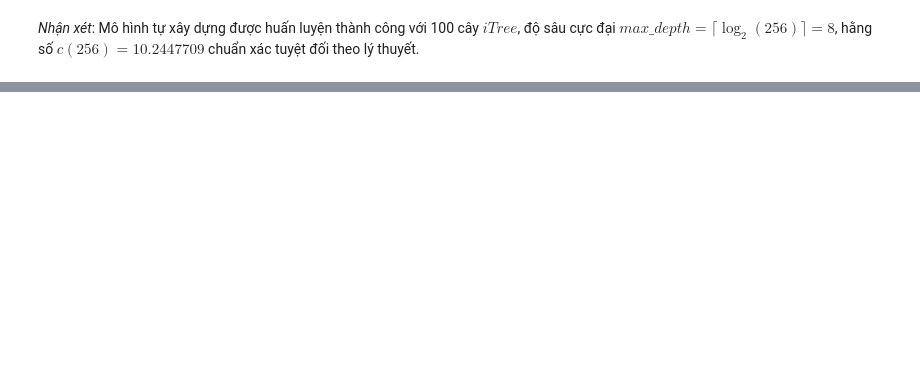
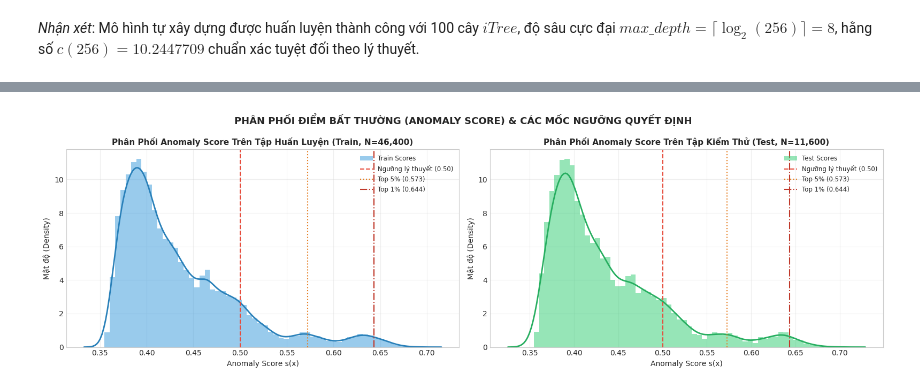
Before and after one commit to vongocgiavy/IFOREST, a Jupyter notebook: shuttle_anomaly_detection_iforest.ipynb, the cells around one changed output, grey strips where cells are left out. Saved outputs shown, nothing was run; the diff lists cells and outputs as text; code cells hidden in the pictures; blank space fills up the shorter version.

Commit message:
Refactor: Pure unsupervised iForest, remove redundant files, 100% zero-icon, 19/19 tests passing

```diff
--- a/shuttle_anomaly_detection_iforest.ipynb
+++ b/shuttle_anomaly_detection_iforest.ipynb
@@ -317,0 +392,20 @@ Ngưỡng lý thuyết (threshold_)       : 0.500000
+# %%
+# Phân chia tập dữ liệu 80/20 không giám sát (Pure Random Split)
+X_train, X_test = train_test_split(X, test_size=0.2, random_state=42)
+
+# Kiểm tra tính toàn vẹn và chống rò rỉ dữ liệu
+train_idx = set(X_train.index)
+test_idx = set(X_test.index)
+
+assert len(X_train) == 46400, "Train size phải là 46,400"
+assert len(X_test) == 11600, "Test size phải là 11,600"
+assert train_idx.isdisjoint(test_idx), "LỖI: Rò rỉ dữ liệu giữa Train và Test!"
+
+print("=" * 65)
+print("     KIỂM TOÁN PHÂN CHIA TẬP DỮ LIỆU KHÔNG GIÁM SÁT")
+print("=" * 65)
+print(f"[*] Tập Huấn luyện (X_train): {len(X_train):,} mẫu (80.0%)")
+print(f"[*] Tập Kiểm thử   (X_test) : {len(X_test):,} mẫu (20.0%)")
+print(f"[*] Tổng kích thước bảo toàn : {len(X_train) + len(X_test):,} == {len(X):,} mẫu")
+print(f"[*] Kiểm tra tính phân lập   : ĐẠT (0 mẫu trùng lặp, Disjoint = True)")
+print("=" * 65)
@@ -783,0 +580,66 @@ Mức độ cảnh báo          : NGUY HIỂM CAO (Cảnh báo đỏ)
+# %%
+# Tính toán Anomaly Scores trên tập Train và Test
+train_scores = model_base.anomaly_score(X_train.values)
+test_scores = model_base.anomaly_score(X_test.values)
+
+# Thiết lập các ngưỡng quyết định không giám sát
+th_theo = 0.500000
+th_top5 = float(np.percentile(train_scores, 95.0))
+th_top1 = float(np.percentile(train_scores, 99.0))
+th_top01 = float(np.percentile(train_scores, 99.9))
+th_stat = float(np.mean(train_scores) + 2.0 * np.std(train_scores))
+
+# Bảng so sánh số lượng và tỷ lệ phát hiện trên tập Test (N=11,600)
+threshold_rows = []
+for name, th in [
+    ('1. Ngưỡng Lý thuyết (Liu et al., 2008)', th_theo),
+    ('2. Phân vị Ước lượng Top 5% (tau_95)', th_top5),
+    ('3. Phân vị Nguy hiểm Cao Top 1% (tau_99)', th_top1),
+    ('4. Phân vị Cực đoan Top 0.1% (tau_99.9)', th_top01),
+    ('5. Ngưỡng Thống kê (Mean + 2*Std)', th_stat),
+]:
+    cnt = int(np.sum(test_scores >= th))
+    pct = cnt / len(test_scores) * 100.0
+    threshold_rows.append({
+        'Loại Ngưỡng Quyết Định': name,
+        'Giá trị Ngưỡng': f"{th:.6f}",
+        'Số mẫu Bất thường': f"{cnt:,}",
+        'Tỷ lệ phát hiện (%)': f"{pct:.2f}%",
+        'Ý nghĩa Thực tế': 'Cảnh báo tự nhiên chuẩn bài báo gốc' if th == th_theo else ('Lọc sự cố cực đoan' if th > 0.6 else 'Kiểm soát nhạy cao')
+    })
+
+th_df = pd.DataFrame(threshold_rows)
+print("=== BẢNG TỔNG HỢP HỆ THỐNG NGƯỠNG PHÁT HIỆN BẤT THƯỜNG TRÊN TẬP TEST (N=11,600) ===")
+print(th_df.to_string(index=False))
+
+# Biểu đồ phân phối Anomaly Score trên Train và Test
+fig, axes = plt.subplots(1, 2, figsize=(16, 5))
+
+# Histogram & KDE tập Train
+axes[0].hist(train_scores, bins=60, density=True, alpha=0.5, color='#3498db', edgecolor='none', label='Train Scores')
+sns.kdeplot(train_scores, ax=axes[0], color='#2980b9', linewidth=2)
+axes[0].axvline(th_theo, color='#e74c3c', linestyle='--', linewidth=1.5, label=f'Ngưỡng lý thuyết ({th_theo:.2f})')
+axes[0].axvline(th_top5, color='#e67e22', linestyle=':', linewidth=1.5, label=f'Top 5% ({th_top5:.3f})')
+axes[0].axvline(th_top1, color='#c0392b', linestyle='-.', linewidth=1.5, label=f'Top 1% ({th_top1:.3f})')
+axes[0].set_title('Phân Phối Anomaly Score Trên Tập Huấn Luyện (Train, N=46,400)', fontsize=11, fontweight='bold')
+axes[0].set_xlabel('Anomaly Score s(x)', fontsize=10)
+axes[0].set_ylabel('Mật độ (Density)', fontsize=10)
+axes[0].legend(loc='upper right', fontsize=8.5)
+axes[0].grid(alpha=0.3)
+
+# Histogram & KDE tập Test
+axes[1].hist(test_scores, bins=60, density=True, alpha=0.5, color='#2ecc71', edgecolor='none', label='Test Scores')
+sns.kdeplot(test_scores, ax=axes[1], color='#27ae60', linewidth=2)
+axes[1].axvline(th_theo, color='#e74c3c', linestyle='--', linewidth=1.5, label=f'Ngưỡng lý thuyết ({th_theo:.2f})')
+axes[1].axvline(th_top5, color='#e67e22', linestyle=':', linewidth=1.5, label=f'Top 5% ({th_top5:.3f})')
+axes[1].axvline(th_top1, color='#c0392b', linestyle='-.', linewidth=1.5, label=f'Top 1% ({th_top1:.3f})')
+axes[1].set_title('Phân Phối Anomaly Score Trên Tập Kiểm Thử (Test, N=11,600)', fontsize=11, fontweight='bold')
+axes[1].set_xlabel('Anomaly Score s(x)', fontsize=10)
+axes[1].set_ylabel('Mật độ (Density)', fontsize=10)
+axes[1].legend(loc='upper right', fontsize=8.5)
+axes[1].grid(alpha=0.3)
+
+plt.suptitle('PHÂN PHỐI ĐIỂM BẤT THƯỜNG (ANOMALY SCORE) & CÁC MỐC NGƯỠNG QUYẾT ĐỊNH', fontsize=13, fontweight='bold')
+plt.tight_layout()
+plt.show()
+# %% [output]
@@ -783,0 +653 @@ Mức độ cảnh báo          : NGUY HIỂM CAO (Cảnh báo đỏ)
+[figure, added]
```
Also changed, not shown: parts of 77 cells of this notebook, 8 other files.
